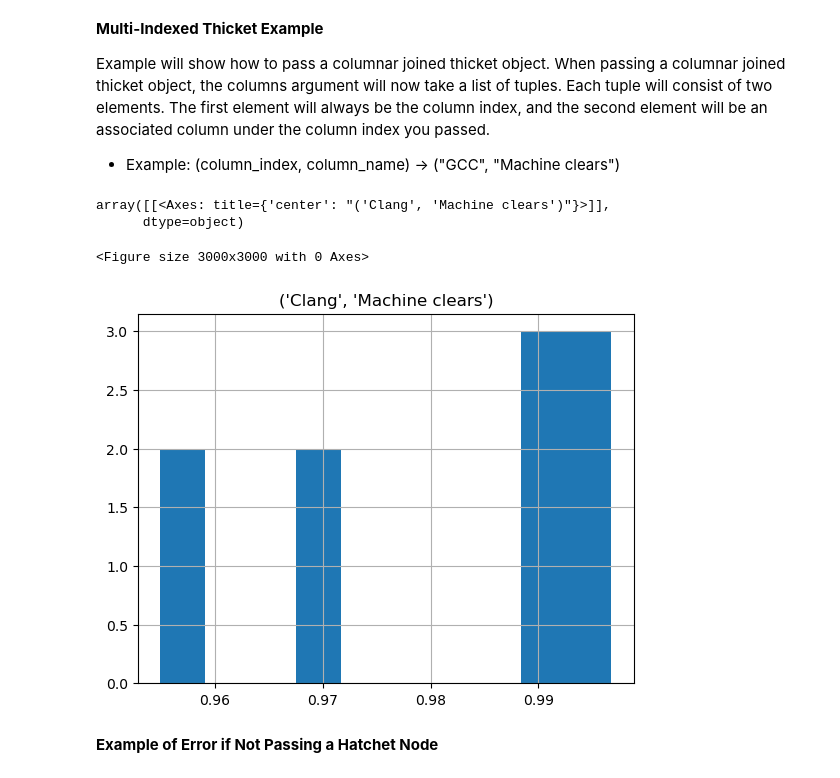
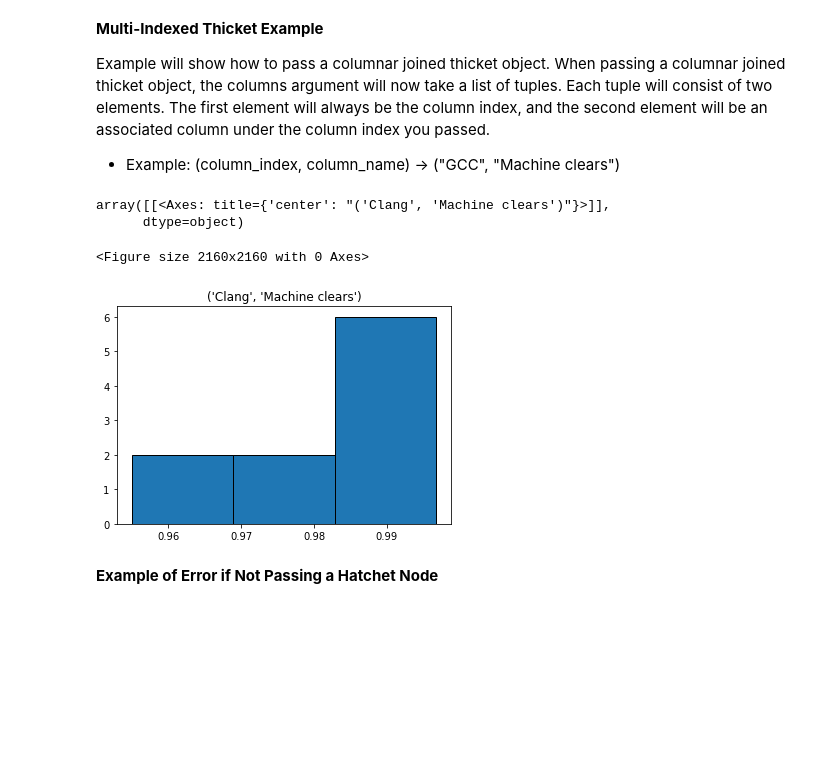
Before and after one commit to LLNL/thicket, a Jupyter notebook: docs/stats-functions.ipynb, the cells around one changed output. Saved outputs shown, nothing was run; the diff lists cells and outputs as text; code cells hidden in the pictures; blank space fills up the shorter version.

```diff
--- a/docs/stats-functions.ipynb
+++ b/docs/stats-functions.ipynb
@@ -37,8 +34,8 @@ clang = "../data/quartz/clang14.0.6_BaseSeq_8388608/"
 gcc = "../data/quartz/GCC_10.3.1_BaseSeq_08388608/O3"
 
 # create thickets for each dataset originating from clang and gcc compilers
-clang_th = th.Thicket.from_caliperreader(clang, disable_tqdm=True)
-gcc_th = th.Thicket.from_caliperreader(gcc, disable_tqdm=True)
+clang_th = th.Thicket.from_caliperreader(clang)
+gcc_th = th.Thicket.from_caliperreader(gcc)
 # %% [markdown]
 ## 3. More Information on a Function
 
@@ -585,15 +585,18 @@ Example will show how to pass a columnar joined thicket object. When passing a c
 # %%
 plt.figure(figsize=(30, 30))
 th.stats.display_histogram(
     combined_th,
     node=n,
-    column=("Clang", "Machine clears")
+    column=("Clang", "Machine clears"),
+    bins=3,
+    grid=False,
+    edgecolor="black"
 )
 # %% [output]
 array([[<Axes: title={'center': "('Clang', 'Machine clears')"}>]],
       dtype=object)
-<Figure size 3000x3000 with 0 Axes>
+<Figure size 2160x2160 with 0 Axes>
-[figure, old version]
+[figure, new version]
 # %% [markdown]
 **Example of Error if Not Passing a Hatchet Node**
 # %%
```
Also changed, not shown: parts of 10 cells of this notebook, 3 other files.
